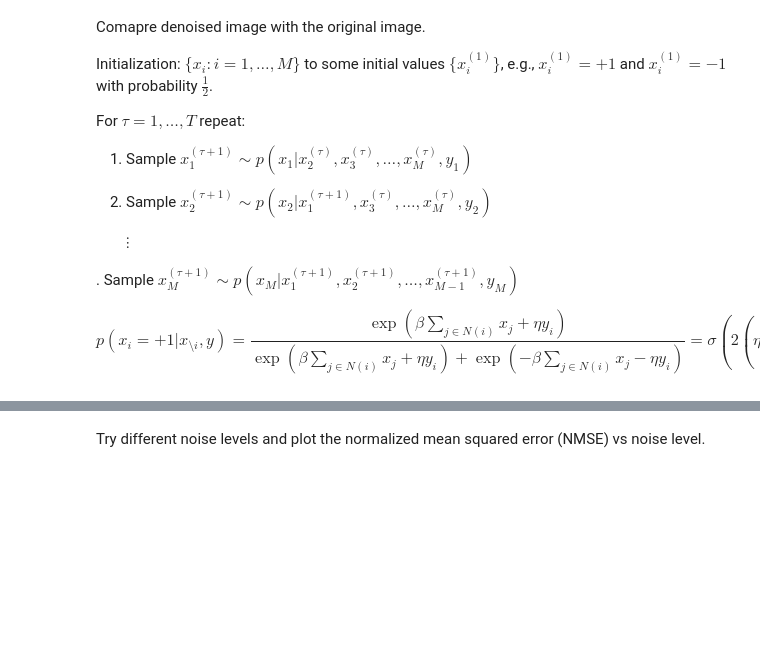
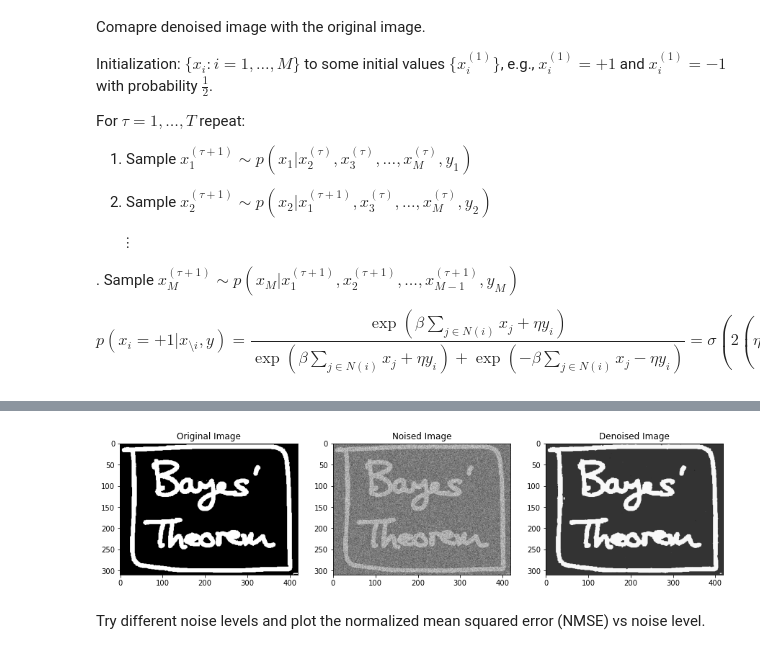
Before and after one commit to giffel99/ssy316-advanced-probabilistic, a Jupyter notebook: assignment4/Python lab 4.ipynb, the cells around one changed output, grey strips where cells are left out. Cells and saved outputs as stored; diff of their text form; code cells hidden in the pictures; blank space fills up the shorter version.

```diff
--- a/assignment4/Python lab 4.ipynb
+++ b/assignment4/Python lab 4.ipynb
@@ -89,0 +107,11 @@ def gibbs_sampling():
+# %%
+initial_point = [0, 0]
+w = 1
+alpha = 2
+beta = 2
+
+vec_mu, vec_tau = gibbs_sampling(initial_point, y, w, alpha, beta, num_samples=n)
+mu = np.mean(vec_mu)
+var = np.sum((y-mu)**2)/(n-1)
+print(mu)
+print(var)
@@ -128,7 +238,7 @@ Treat $\mu$ and $\tau^{-1}$ as unknown and  use the mean field approximation alg
 # %%
 #Set parameters and simulate data
 n = 100
-mu = 3
+mu = 5
 tau = 2
 std = np.sqrt(1/tau)
 y = mu + std*np.random.randn(n)
@@ -232,3 +413,77 @@ For $\tau = 1, \ldots, T$ repeat:
 $$
 p(x_i = +1 | x_{\setminus i}, y) = \frac{\exp\left(\beta \sum_{j \in N(i)} x_j + \eta y_i\right)}{\exp\left(\beta \sum_{j \in N(i)} x_j + \eta y_i\right) + \exp\left(-\beta \sum_{j \in N(i)} x_j - \eta y_i\right)} = \sigma\left(2\left(\eta y_i + \beta \sum_{j \in N(i)} x_j\right)\right)
 $$
+# %%
+import random
+class IsingModel:
+    def __init__(self, image, ext_factor, beta):
+
+        self.width, self.height, self.ext_factor, self.beta = image.shape[0], image.shape[1], ext_factor, beta
+        self.image = image
+
+    def neighbours(self, x, y):
+        n = []
+        if x == 0:
+            n.append((self.width-1, y))
+        else:
+            n.append((x-1, y))
+        if x == self.width-1:
+            n.append((0, y))
+        else:
+            n.append((x+1, y))
+        if y == 0:
+            n.append((x, self.height-1))
+        else:
+            n.append((x, y-1))
+        if y == self.height-1:
+            n.append((x, 0))
+        else:
+            n.append((x, y+1))
+        return n
+
+    def local_energy(self, x, y):
+        return self.ext_factor[x,y] + sum(self.image[xx,yy] for (xx, yy) in self.neighbours(x, y))
+
+    def gibbs_sample(self, x, y):
+        p = 1 / (1 + np.exp(-2 * self.beta * self.local_energy(x,y)))
+        if random.uniform(0, 1) <= p:
+            self.image[x, y] = 1
+        else:
+            self.image[x, y] = -1
+
+
+def denoise(image, q, burn_in, iterations):
+    external_factor = 0.5 * np.log(q / (1-q))
+    model = IsingModel(image, external_factor*image, 3)
+
+    avg = np.zeros_like(image).astype(np.float64)
+    for i in range(burn_in + iterations):
+        print("Iteration - " + str(i))
+        for x in range(image.shape[0]):
+            for y in range(image.shape[1]):
+                if(random.uniform(0, 1) <= 0.7):
+                    model.gibbs_sample(x, y)
+        if(i > burn_in):
+            avg += model.image
+    return avg / iterations
+
+
+h = 0
+beta = 1
+eta = 2.1
+y = noisy_img.copy()
+avg = denoise(noisy_img, 0.7, 5, 10)
+
+
+plt.figure(figsize=(15,5))
+plt.subplot(131)
+plt.title('Original Image')
+plt.imshow(clean_img, cmap='Greys')
+plt.subplot(132)
+plt.title('Noised Image')
+plt.imshow(y, cmap='Greys')
+plt.subplot(133)
+plt.title('Denoised Image')
+plt.imshow(avg, cmap='Greys')
+plt.show()
+# %% [output]
@@ -235,2 +505,3 @@ $$
+[figure, added]
 # %% [markdown]
 Try different noise levels and plot the normalized mean squared error (NMSE) vs noise level.
```
Also changed, not shown: parts of 17 cells of this notebook.
